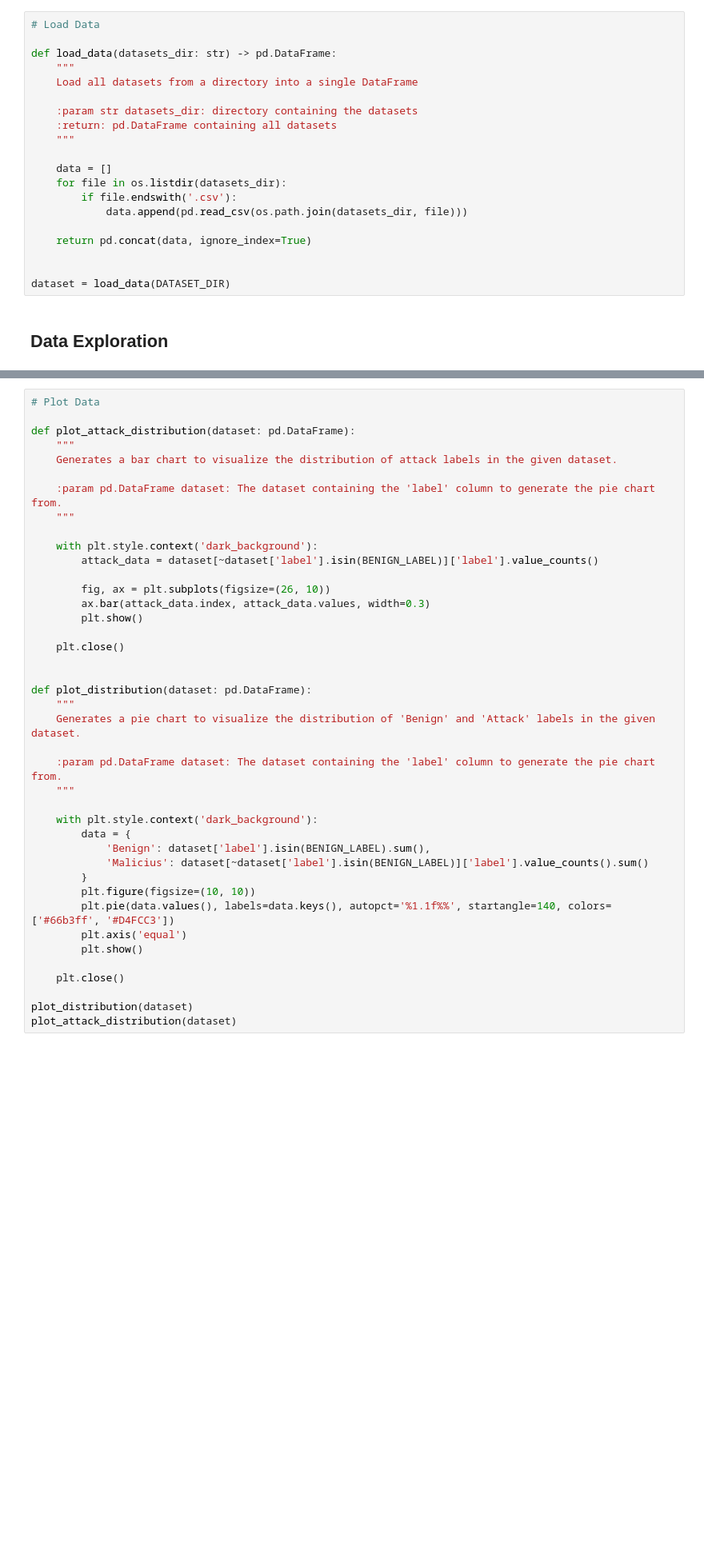
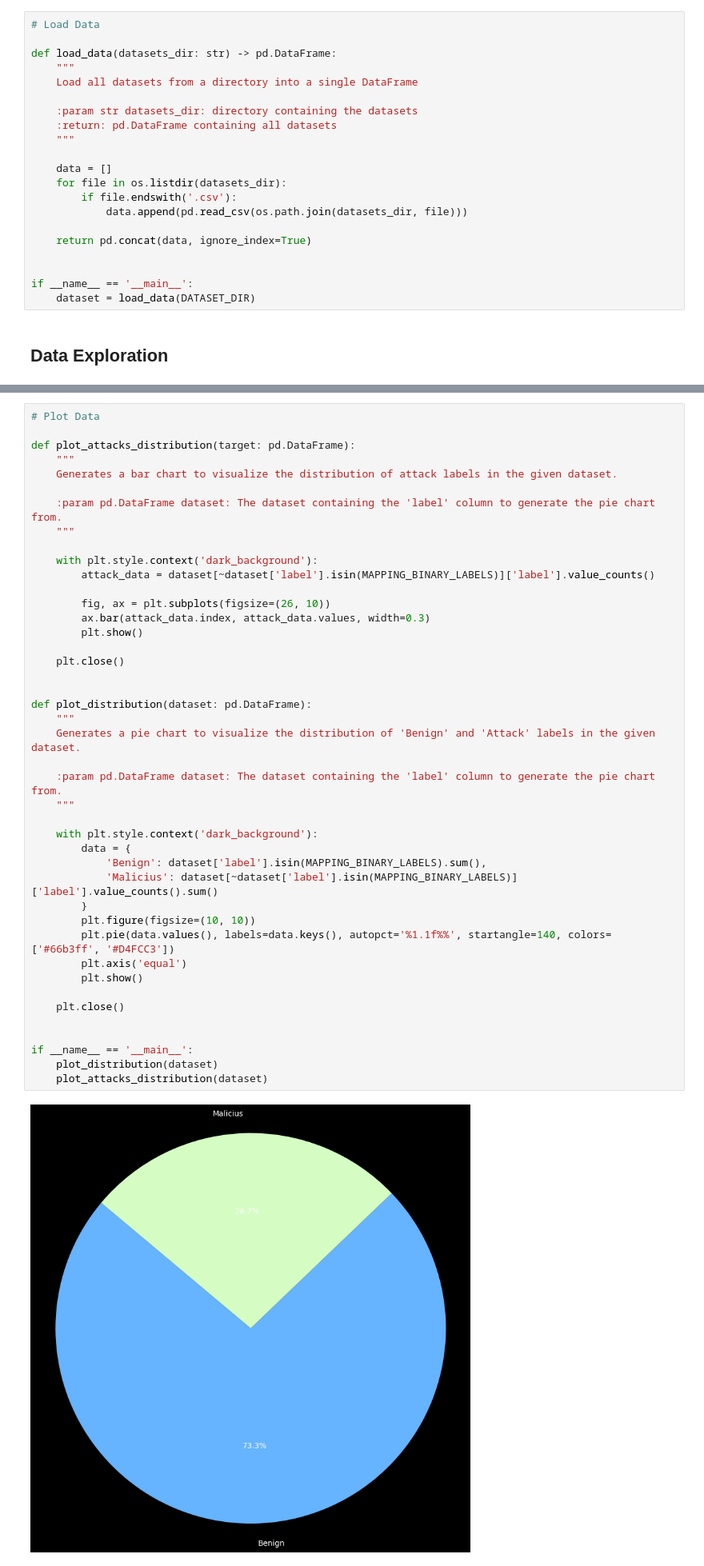
Before and after one commit to jose-sgariglia/Barad-dur, a Jupyter notebook: main.ipynb, the cells around one changed output, grey strips where cells are left out. Shown: that part at 80% size. Cells and saved outputs as stored; diff of their text form; blank space fills up the shorter version.

```diff
--- a/main.ipynb
+++ b/main.ipynb
@@ -59,7 +63,8 @@ def load_data(datasets_dir: str) -> pd.DataFrame:
     return pd.concat(data, ignore_index=True)
 
 
-dataset = load_data(DATASET_DIR)
+if __name__ == '__main__':
+    dataset = load_data(DATASET_DIR)
 # %% [markdown]
 ## Data Exploration
 # %% [markdown]
@@ -69,41 +74,45 @@ Per approfondire e comprendere meglio i dati a disposizione, esploriamoli grafic
 # %%
 # Plot Data
 
-def plot_attack_distribution(dataset: pd.DataFrame):
+def plot_attacks_distribution(target: pd.DataFrame):
     """
     Generates a bar chart to visualize the distribution of attack labels in the given dataset.
 
     :param pd.DataFrame dataset: The dataset containing the 'label' column to generate the pie chart from.
     """
 
     with plt.style.context('dark_background'):
-        attack_data = dataset[~dataset['label'].isin(BENIGN_LABEL)]['label'].value_counts()
+        attack_data = dataset[~dataset['label'].isin(MAPPING_BINARY_LABELS)]['label'].value_counts()
 
         fig, ax = plt.subplots(figsize=(26, 10))
         ax.bar(attack_data.index, attack_data.values, width=0.3)
         plt.show()
 
     plt.close()
 
 
 def plot_distribution(dataset: pd.DataFrame):
     """
     Generates a pie chart to visualize the distribution of 'Benign' and 'Attack' labels in the given dataset.
 
     :param pd.DataFrame dataset: The dataset containing the 'label' column to generate the pie chart from.
     """
 
     with plt.style.context('dark_background'):
         data = {
-            'Benign': dataset['label'].isin(BENIGN_LABEL).sum(),
-            'Malicius': dataset[~dataset['label'].isin(BENIGN_LABEL)]['label'].value_counts().sum()
+            'Benign': dataset['label'].isin(MAPPING_BINARY_LABELS).sum(),
+            'Malicius': dataset[~dataset['label'].isin(MAPPING_BINARY_LABELS)]['label'].value_counts().sum()
         }
         plt.figure(figsize=(10, 10))
         plt.pie(data.values(), labels=data.keys(), autopct='%1.1f%%', startangle=140, colors=['#66b3ff', '#D4FCC3'])
         plt.axis('equal')
         plt.show()
 
     plt.close()
 
-plot_distribution(dataset)
-plot_attack_distribution(dataset)
+
+if __name__ == '__main__':
+    plot_distribution(dataset)
+    plot_attacks_distribution(dataset)
+# %% [output]
+[figure, added]
```
Also changed, not shown: parts of 21 cells of this notebook, 3 other files.
